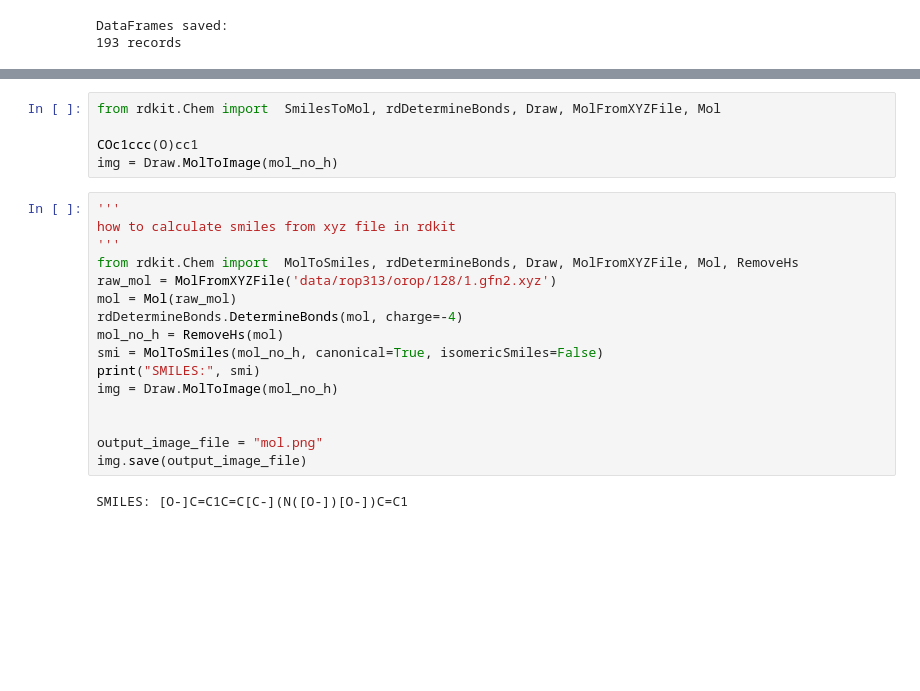
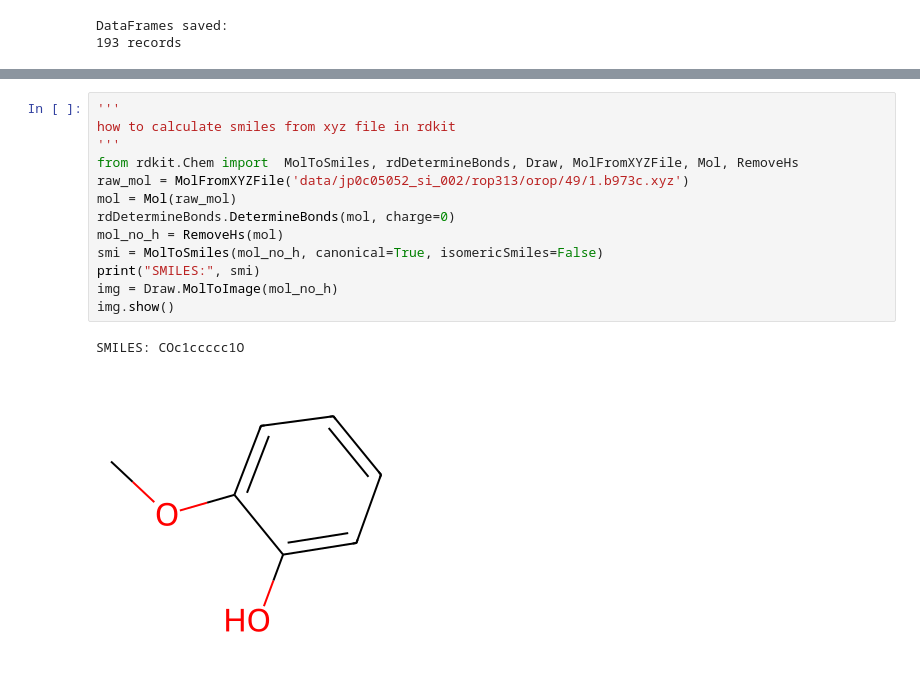
Before and after one commit to igmure/Redox_pred, a Jupyter notebook: dataset.ipynb, the cells around one changed output, grey strips where cells are left out. Drawn from its saved outputs; the diff is of its cells as text; blank space fills up the shorter version.

```diff
--- a/dataset.ipynb
+++ b/dataset.ipynb
@@ -202,23 +202,16 @@ img.show()
-# %%
-from rdkit.Chem import  SmilesToMol, rdDetermineBonds, Draw, MolFromXYZFile, Mol
-
-COc1ccc(O)cc1
-img = Draw.MolToImage(mol_no_h)
 # %%
 '''
 how to calculate smiles from xyz file in rdkit
 '''
 from rdkit.Chem import  MolToSmiles, rdDetermineBonds, Draw, MolFromXYZFile, Mol, RemoveHs
-raw_mol = MolFromXYZFile('data/rop313/orop/128/1.gfn2.xyz')
+raw_mol = MolFromXYZFile('data/jp0c05052_si_002/rop313/orop/49/1.b973c.xyz')
 mol = Mol(raw_mol)
-rdDetermineBonds.DetermineBonds(mol, charge=-4)
+rdDetermineBonds.DetermineBonds(mol, charge=0)
 mol_no_h = RemoveHs(mol)
 smi = MolToSmiles(mol_no_h, canonical=True, isomericSmiles=False)
 print("SMILES:", smi)
 img = Draw.MolToImage(mol_no_h)
-
-
-output_image_file = "mol.png"
-img.save(output_image_file)
+img.show()
 # %% [output]
-SMILES: [O-]C=C1C=C[C-](N([O-])[O-])C=C1
+SMILES: COc1ccccc1O
+[figure, added]
```
Also changed, not shown: parts of 3 cells of this notebook, 5 other files.
